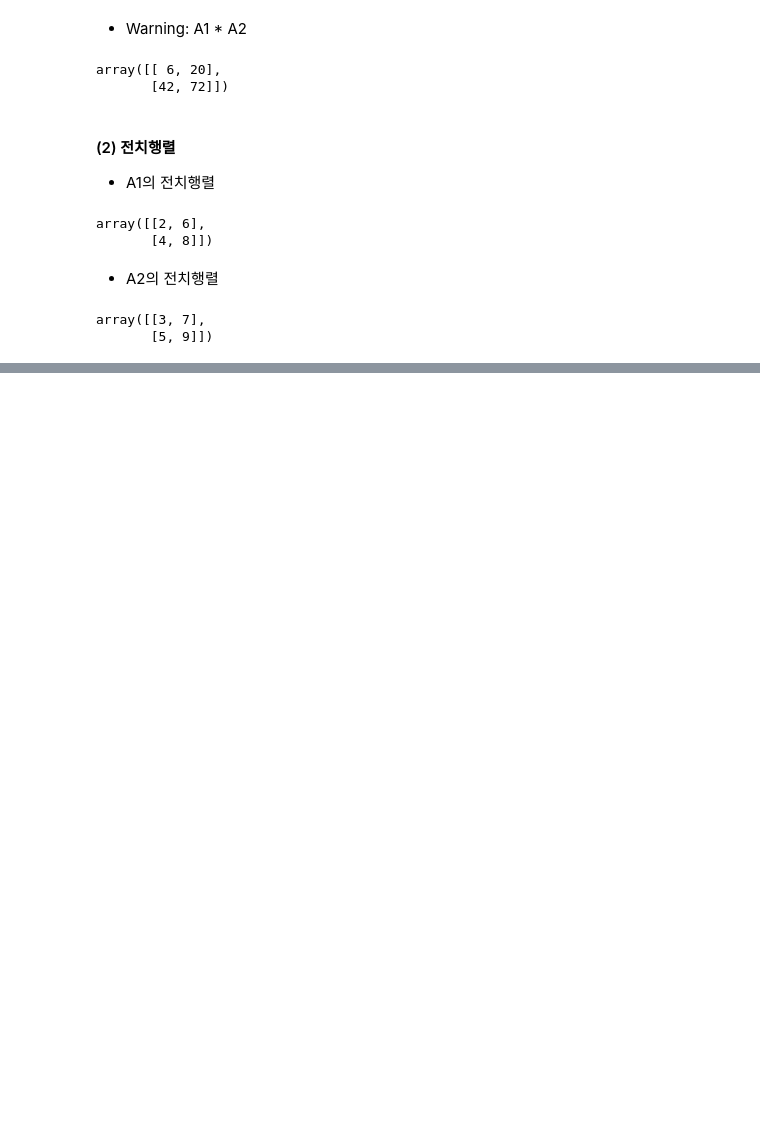
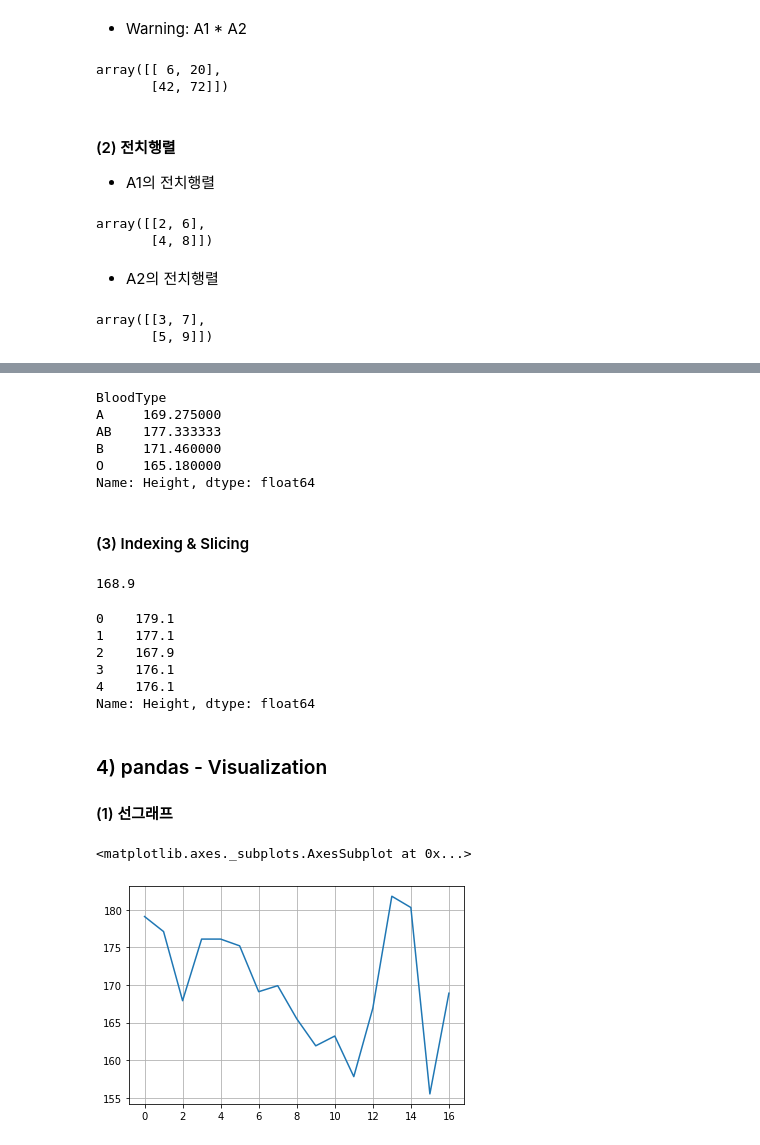
Before and after one commit to winterconnect/Machine_Learning, a Jupyter notebook: Python_Data_Analytics/007_Python_Packages/Python_Packages.ipynb, the cells around one changed output, grey strips where cells are left out. Cells and saved outputs as stored; diff of their text form; code cells hidden in the pictures; blank space fills up the shorter version.

```diff
--- a/Python_Data_Analytics/007_Python_Packages/Python_Packages.ipynb
+++ b/Python_Data_Analytics/007_Python_Packages/Python_Packages.ipynb
@@ -334,0 +355,2 @@ array([[3, 7],
+# %%
+DF1 = pd.read_csv('PII.csv')
@@ -334,0 +597,32 @@ array([[3, 7],
+# %%
+DF1.groupby(['BloodType'])['Height'].mean()
+# %% [output]
+BloodType
+A     169.275000
+AB    177.333333
+B     171.460000
+O     165.180000
+Name: Height, dtype: float64
+# %% [markdown]
+#### (3) Indexing & Slicing
+# %%
+DF1['Height'][16]
+# %% [output]
+168.9
+# %%
+DF1['Height'][0:5]
+# %% [output]
+0    179.1
+1    177.1
+2    167.9
+3    176.1
+4    176.1
+Name: Height, dtype: float64
+# %% [markdown]
+### 4) pandas - Visualization
+#### (1) 선그래프
+# %%
+DF1['Height'].plot(kind='line' , grid = True)
+# %% [output]
+<matplotlib.axes._subplots.AxesSubplot at 0x...>
+[figure, added]
```
Also changed, not shown: parts of 73 cells of this notebook.
